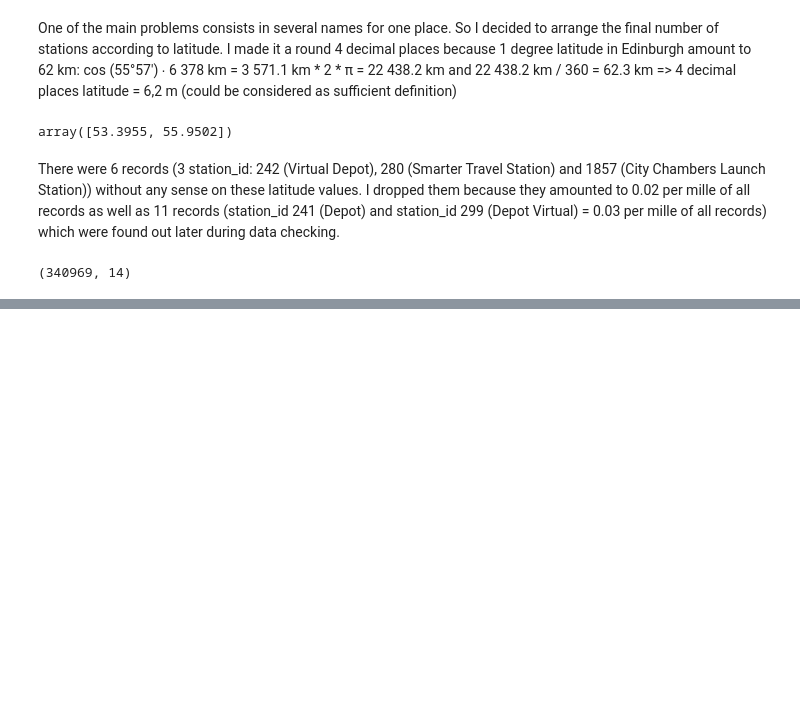
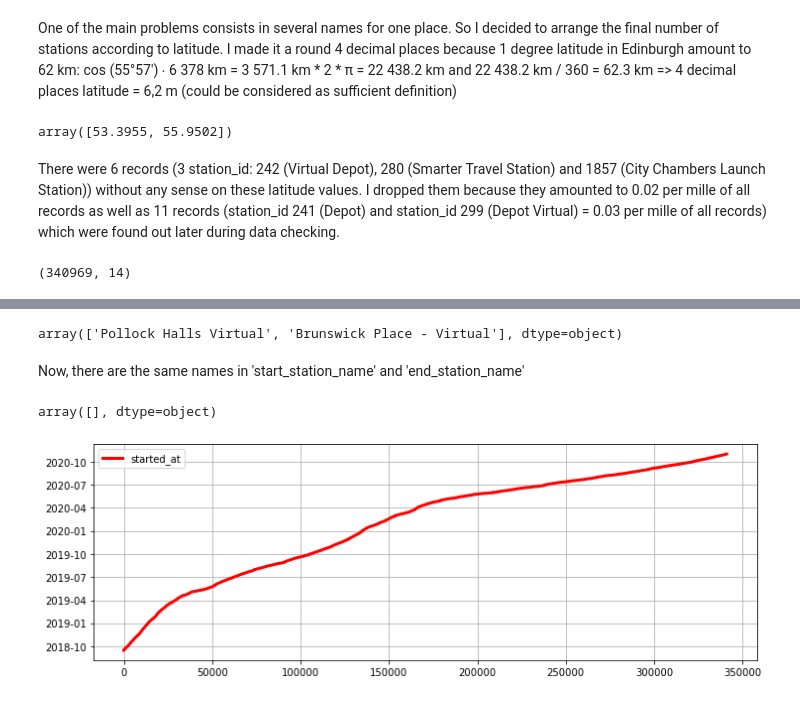
Before and after one commit to carlos108108/Just_Eat_Cycles_project, a Jupyter notebook: Edinburgh.ipynb, the cells around one changed output, grey strips where cells are left out. Cells and saved outputs as stored; diff of their text form; code cells hidden in the pictures; blank space fills up the shorter version.

```diff
--- a/Edinburgh.ipynb
+++ b/Edinburgh.ipynb
@@ -35,0 +44,3 @@ e_bikes_df.shape
+# %%
+e_bikes_df.set_index('start_station_name', inplace=True)
+res = list(filter(lambda x: x if len(e_bikes_df.loc[x].start_station_longitude.round(2).unique()) == 1 else None, res_double))
@@ -35,0 +49,26 @@ e_bikes_df.shape
+# %%
+e_bikes_df.reset_index(inplace=True)
+# %%
+e_bikes_df.loc[e_bikes_df.start_station_name.str.contains('Virtual').to_numpy(), 'start_station_name'].unique()
+# %% [output]
+array(['Pollock Halls Virtual', 'Brunswick Place - Virtual'], dtype=object)
+# %%
+(e_bikes_df.replace({'Meadow Place 2': 'Meadow Place',  'Waitrose, Comely Bank': 'Waitrose Comely Bank',
+                     'Bruntsfield links': 'Bruntsfield', 'Newhaven Road / Dudley Gardens': 'Dudley Gardens',
+                     'Western General': 'Western General Hospital', 'Hillside Crescent 2': 'Hillside Crescent',
+                     'Balgreen Road': 'Balgreen',
+                     'Heriot Watt - Student Accomodation (Anna MacLeod Halls)': 'Heriot Watt - Student Accommodation',
+                     'Picady Place': 'Picardy Place', 'Pollock Halls Virtual': 'Pollock Halls',
+                     'Brunswick Place - Virtual': 'Brunswick Place'}, inplace=True))
+# %% [markdown]
+Now, there are the same names in 'start_station_name' and 'end_station_name'
+# %%
+np.setxor1d(e_bikes_df['start_station_name'], e_bikes_df['end_station_name'])
+# %% [output]
+array([], dtype=object)
+# %%
+e_bikes_df = e_bikes_df[original_columns_order[:-1]]
+# %%
+e_bikes_df[['started_at']].plot(figsize=(12,4), grid=True, lw=3, color='r');
+# %% [output]
+[figure, added]
```
Also changed, not shown: parts of 7 cells of this notebook.
